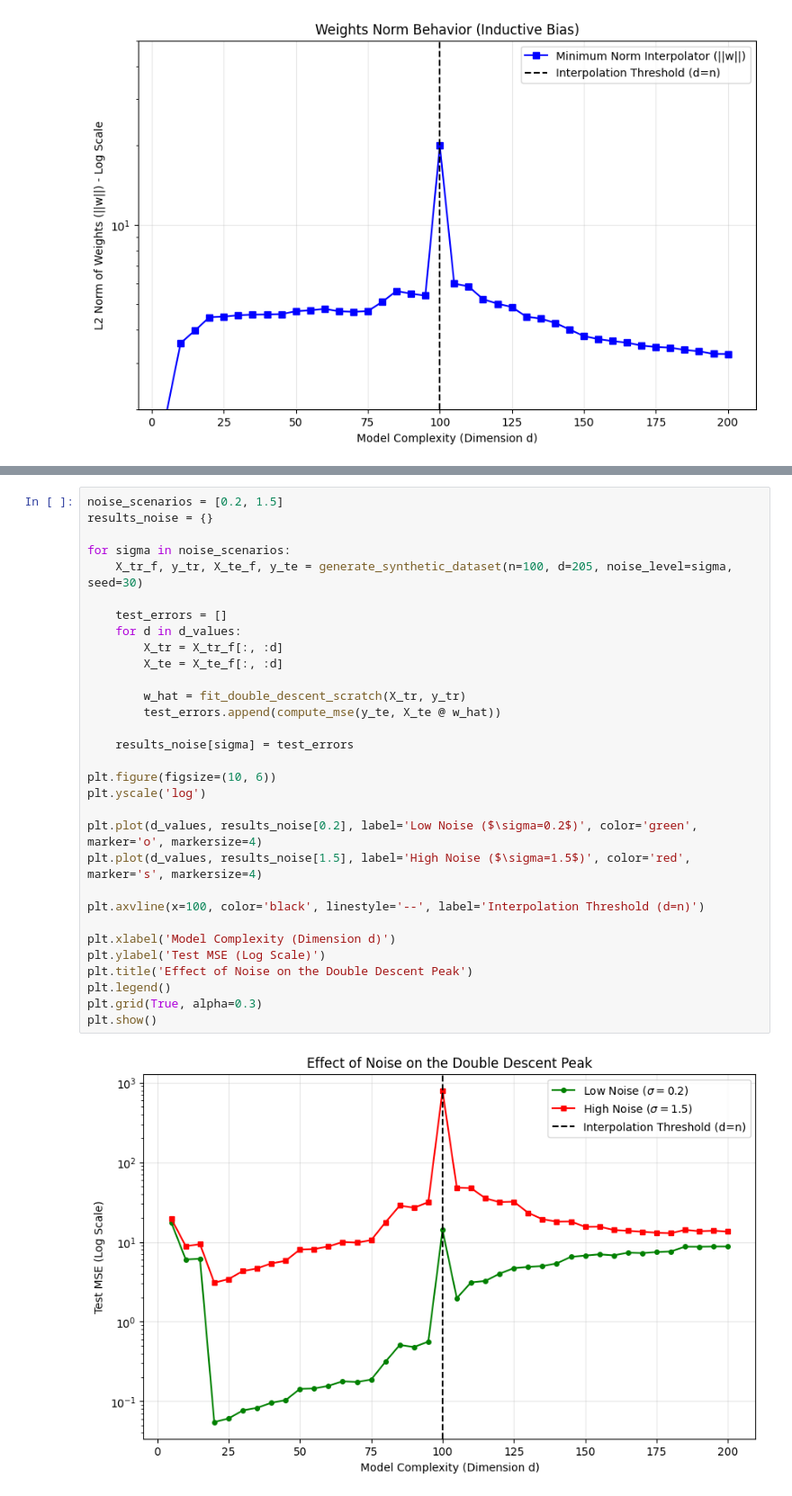
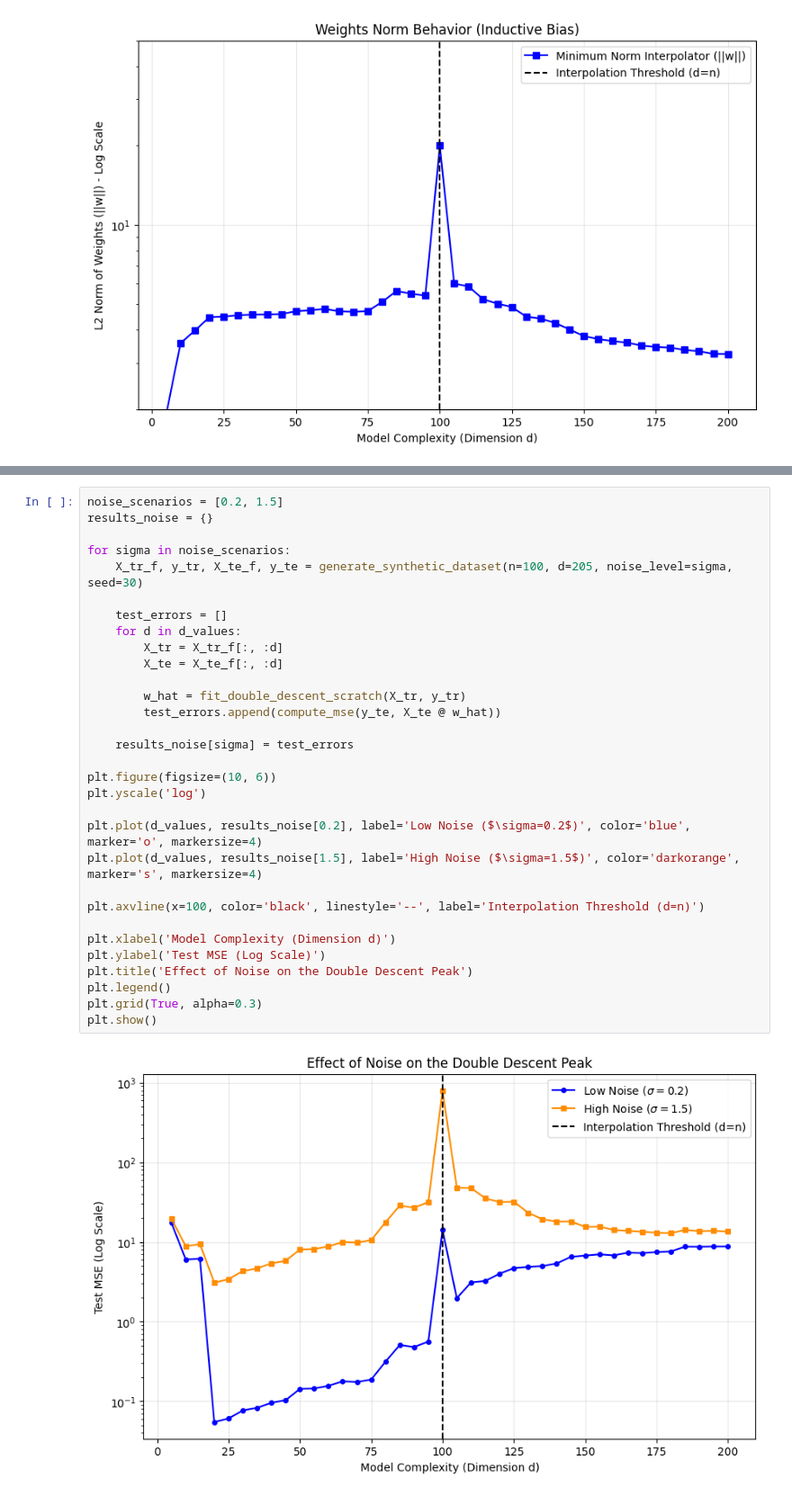
Before and after one commit to comitanigiacomo/double-descent-analysis, a Jupyter notebook: notebooks/double_descent_analysis.ipynb, the cells around one changed output, grey strips where cells are left out. Shown at 90% size. Saved outputs shown, nothing was run; the diff lists cells and outputs as text.

```diff
--- a/notebooks/double_descent_analysis.ipynb
+++ b/notebooks/double_descent_analysis.ipynb
@@ -246,33 +246,33 @@ plt.show()
 # %%
 noise_scenarios = [0.2, 1.5]
 results_noise = {}
 
 for sigma in noise_scenarios:
     X_tr_f, y_tr, X_te_f, y_te = generate_synthetic_dataset(n=100, d=205, noise_level=sigma, seed=30)
 
     test_errors = []
     for d in d_values:
         X_tr = X_tr_f[:, :d]
         X_te = X_te_f[:, :d]
 
         w_hat = fit_double_descent_scratch(X_tr, y_tr)
         test_errors.append(compute_mse(y_te, X_te @ w_hat))
 
     results_noise[sigma] = test_errors
 
 plt.figure(figsize=(10, 6))
 plt.yscale('log')
 
-plt.plot(d_values, results_noise[0.2], label='Low Noise ($\sigma=0.2$)', color='green', marker='o', markersize=4)
-plt.plot(d_values, results_noise[1.5], label='High Noise ($\sigma=1.5$)', color='red', marker='s', markersize=4)
+plt.plot(d_values, results_noise[0.2], label='Low Noise ($\sigma=0.2$)', color='blue', marker='o', markersize=4)
+plt.plot(d_values, results_noise[1.5], label='High Noise ($\sigma=1.5$)', color='darkorange', marker='s', markersize=4)
 
 plt.axvline(x=100, color='black', linestyle='--', label='Interpolation Threshold (d=n)')
 
 plt.xlabel('Model Complexity (Dimension d)')
 plt.ylabel('Test MSE (Log Scale)')
 plt.title('Effect of Noise on the Double Descent Peak')
 plt.legend()
 plt.grid(True, alpha=0.3)
 plt.show()
 # %% [output]
-[figure, old version]
+[figure, new version]
```
Also changed, not shown: parts of 5 cells of this notebook.
